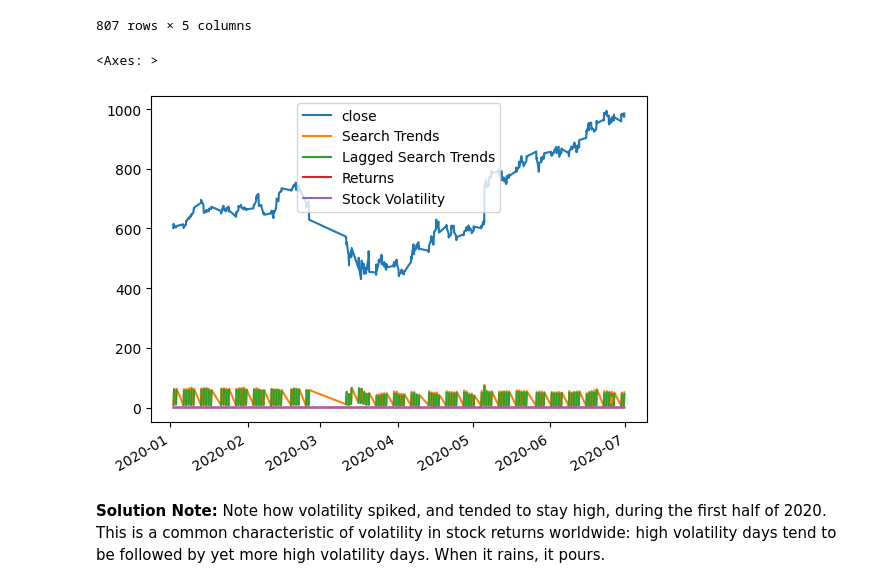
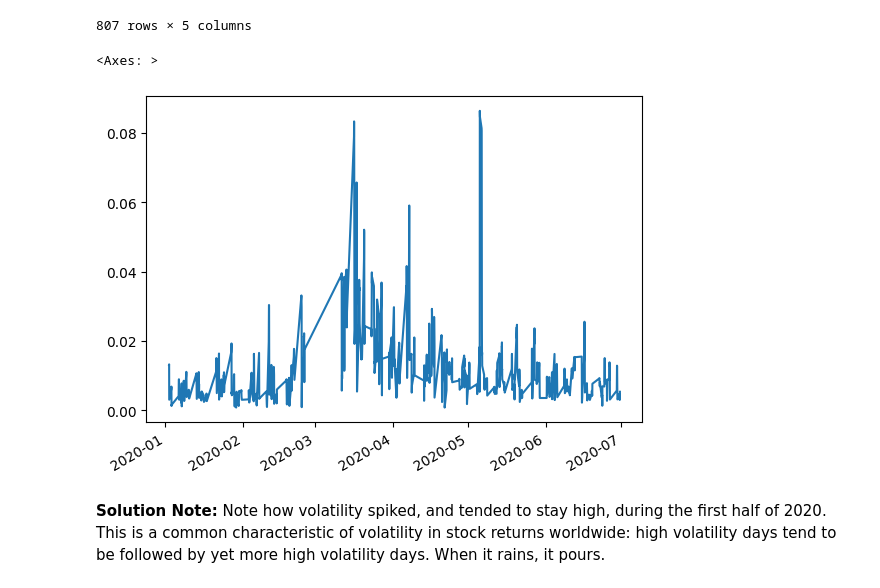
Before and after one commit to d3rp3tt3/prophet-challenge, a Jupyter notebook: forecasting_net_prophet.ipynb, the cells around one changed output. Drawn from its saved outputs; the diff is of its cells as text; code cells hidden in the pictures.

Commit message:
Updated with latest trends

```diff
--- a/forecasting_net_prophet.ipynb
+++ b/forecasting_net_prophet.ipynb
@@ -257,10 +257,10 @@ df_mercado_stock.plot(
 # %%
 # Concatenate the df_mercado_stock DataFrame with the df_mercado_trends DataFrame
 # Concatenate the DataFrame by columns (axis=1), and drop and rows with only one column of data
-combined_df = pd.concat([df_mercado_stock, df_mercado_trends], axis=1).dropna()
+df_mercado_stock_trends = pd.concat([df_mercado_stock, df_mercado_trends], axis=1).dropna()
 
 # View the first and last five rows of the DataFrame
-display(combined_df)
+display(df_mercado_stock_trends)
 # %% [output]
 |  | close | Search Trends |
 | 2016-06-01 09:00:00 | 135.160 | 6.0 |
@@ -279,10 +279,10 @@ display(combined_df)
 #### Step 2: Market events emerged during the year of 2020 that many companies found difficult. But, after the initial shock to global financial markets, new customers and revenue increased for e-commerce platforms. Slice the data to just the first half of 2020 (`2020-01` to `2020-06` in the DataFrame), and then plot the data. Do both time series indicate a common trend that’s consistent with this narrative?
 # %%
 # For the combined dataframe, slice to just the first half of 2020 (2020-01 through 2020-06)
-combined_df = combined_df.loc['2020-01':'2020-06']
+df_mercado_stock_trends = df_mercado_stock_trends.loc['2020-01':'2020-06']
 
 # View the first and last five rows of first_half_2020 DataFrame
-display(combined_df)
+display(df_mercado_stock_trends)
 # %% [output]
 |  | close | Search Trends |
 | 2020-01-02 09:00:00 | 601.085 | 9.0 |
@@ -323,8 +323,8 @@ array([<Axes: >, <Axes: >], dtype=object)
 # %%
 # Create a new column in the mercado_stock_trends_df DataFrame called Lagged Search Trends
 # This column should shift the Search Trends information by one hour
-combined_df['Lagged Search Trends'] = combined_df['Search Trends'].shift(periods=1, freq='H')
-display(combined_df)
+df_mercado_stock_trends['Lagged Search Trends'] = df_mercado_stock_trends['Search Trends'].shift(periods=1, freq='H')
+display(df_mercado_stock_trends)
 # %% [output]
 |  | close | Search Trends | Lagged Search Trends |
 | 2020-01-02 09:00:00 | 601.085 | 9.0 | NaN |
@@ -344,13 +344,13 @@ display(combined_df)
 # This column should calculate the standard deviation of the closing stock price return data over a 4 period rolling window
 
 # Add a column to calculate the Returns
-combined_df['Returns'] = combined_df['close'].pct_change()
+df_mercado_stock_trends['Returns'] = df_mercado_stock_trends['close'].pct_change()
 
 # Calculate the standard deviation of the returns over a 4-period rolling window
-combined_df['Stock Volatility'] = combined_df['close'].pct_change().rolling(window=4).std()
+df_mercado_stock_trends['Stock Volatility'] = df_mercado_stock_trends['close'].pct_change().rolling(window=4).std()
 
 # View the first few rows of the DataFrame to verify the new column
-display(combined_df)
+display(df_mercado_stock_trends)
 # %% [output]
 |  | close | Search Trends | Lagged Search Trends | Returns | Stock Volatility |
 | 2020-01-02 09:00:00 | 601.085 | 9.0 | NaN | NaN | NaN |
@@ -367,10 +367,10 @@ display(combined_df)
 807 rows × 5 columns
 # %%
 # Visualize the stock volatility
-combined_df.plot()
+df_mercado_stock_trends['Stock Volatility'].plot()
 # %% [output]
 <Axes: >
-[figure, old version]
+[figure, new version]
 # %% [markdown]
 **Solution Note:** Note how volatility spiked, and tended to stay high, during the first half of 2020. This is a common characteristic of volatility in stock returns worldwide: high volatility days tend to be followed by yet more high volatility days. When it rains, it pours.
 # %%
```
Also changed, not shown: parts of 14 cells of this notebook.
